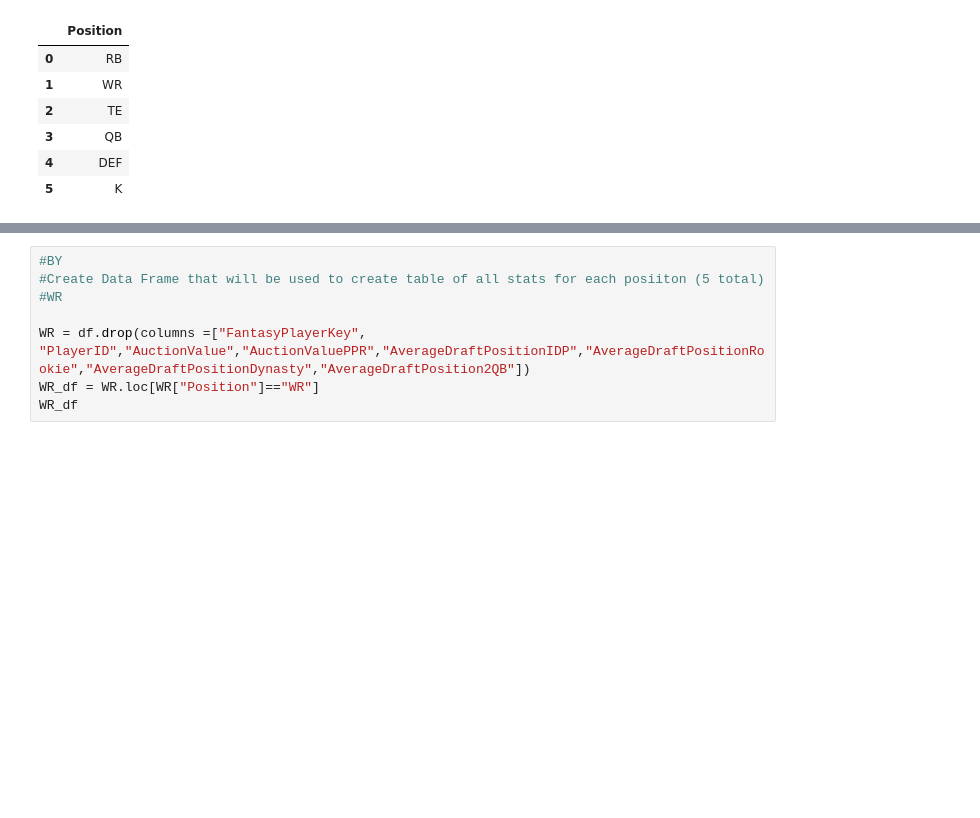
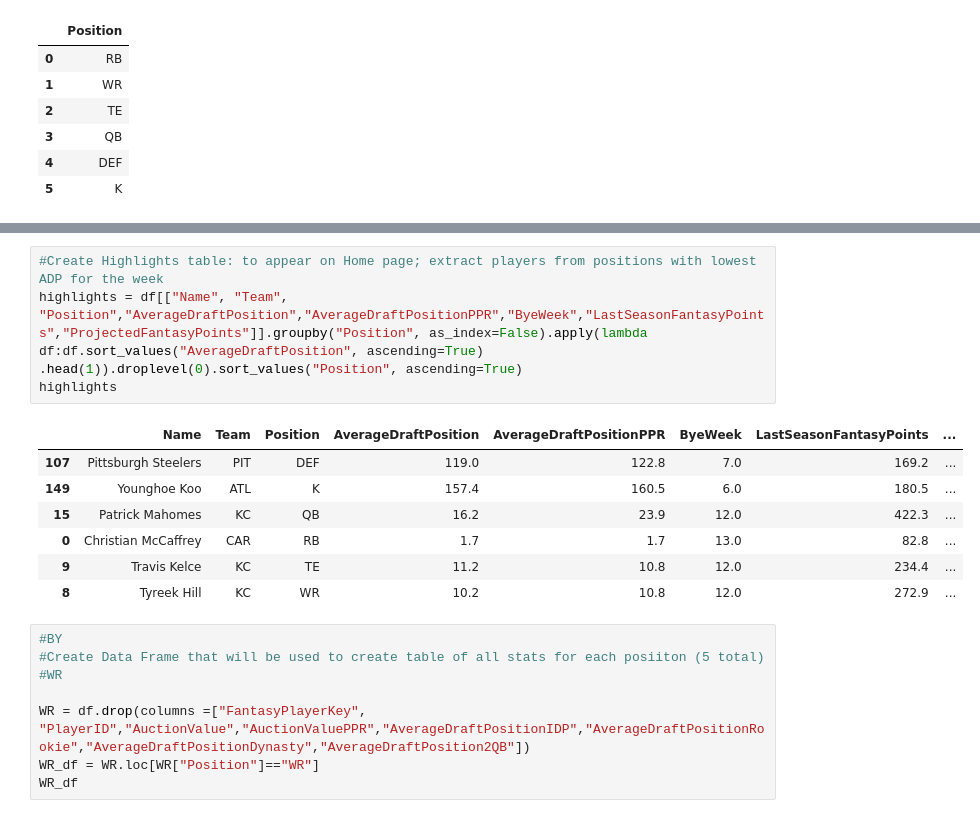
Before and after one commit to bennetyousuf/FantasyFootball, a Jupyter notebook: New Fantasy Football Notebook.ipynb, the cells around one changed output, grey strips where cells are left out. Saved outputs shown, nothing was run; the diff lists cells and outputs as text; blank space fills up the shorter version.

Commit message:
create highlights and new DEF table, update CSS, attempt init table and DEF and highlights routes

```diff
--- a/New Fantasy Football Notebook.ipynb
+++ b/New Fantasy Football Notebook.ipynb
@@ -85,3 +85,16 @@ RB_df
+# %%
+#Create Highlights table: to appear on Home page; extract players from positions with lowest ADP for the week
+highlights = df[["Name", "Team", "Position","AverageDraftPosition","AverageDraftPositionPPR","ByeWeek","LastSeasonFantasyPoints","ProjectedFantasyPoints"]].groupby("Position", as_index=False).apply(lambda df:df.sort_values("AverageDraftPosition", ascending=True)
+.head(1)).droplevel(0).sort_values("Position", ascending=True)
+highlights
+# %% [output]
+|  | Name | Team | Position | AverageDraftPosition | AverageDraftPositionPPR | ByeWeek | LastSeasonFantasyPoints | ... |
+| 107 | Pittsburgh Steelers | PIT | DEF | 119.0 | 122.8 | 7.0 | 169.2 | ... |
+| 149 | Younghoe Koo | ATL | K | 157.4 | 160.5 | 6.0 | 180.5 | ... |
+| 15 | Patrick Mahomes | KC | QB | 16.2 | 23.9 | 12.0 | 422.3 | ... |
+| 0 | Christian McCaffrey | CAR | RB | 1.7 | 1.7 | 13.0 | 82.8 | ... |
+| 9 | Travis Kelce | KC | TE | 11.2 | 10.8 | 12.0 | 234.4 | ... |
+| 8 | Tyreek Hill | KC | WR | 10.2 | 10.8 | 12.0 | 272.9 | ... |
 # %%
 #BY
 #Create Data Frame that will be used to create table of all stats for each posiiton (5 total)
```
Also changed, not shown: parts of 6 cells of this notebook, 4 other files.
